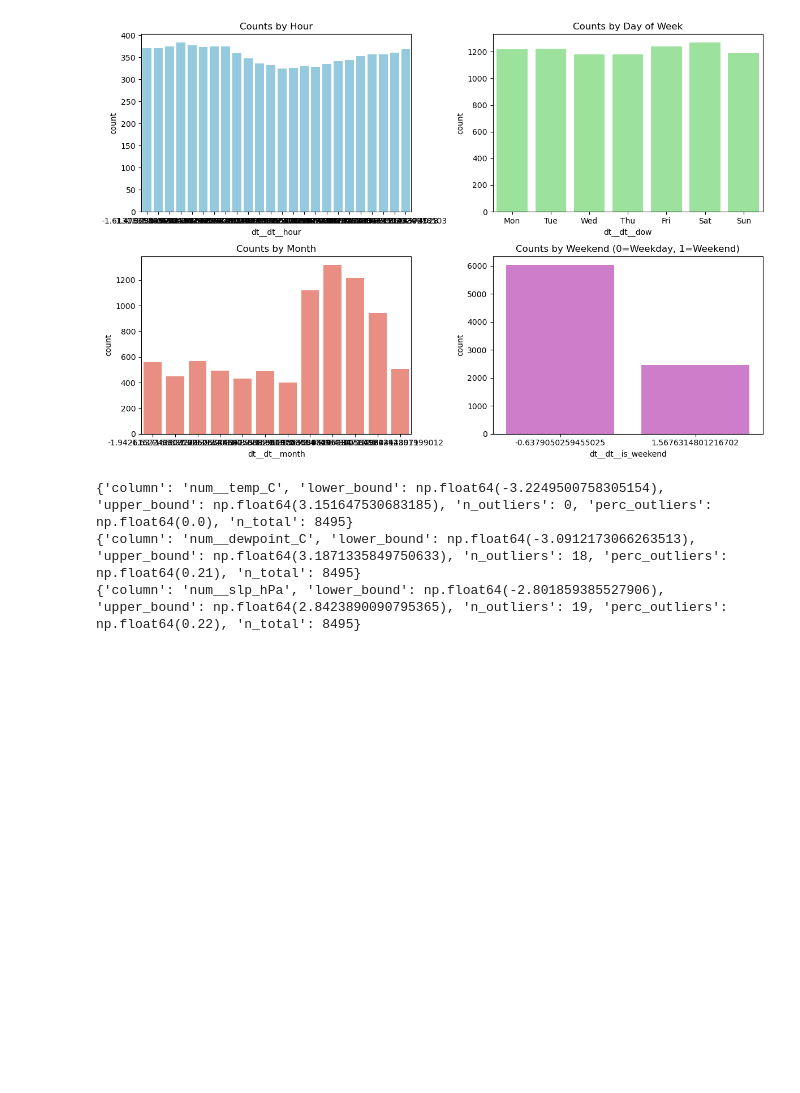
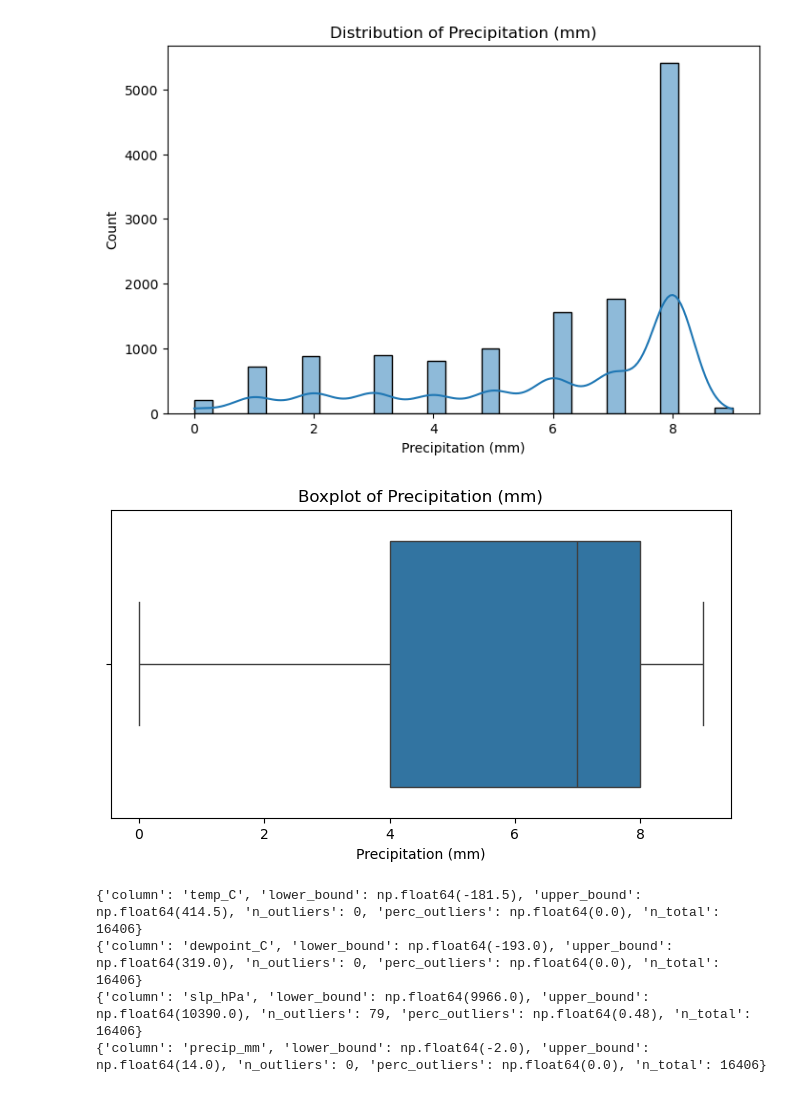
Before and after one commit to FedorSulaev/air-quality-predictor, a Jupyter notebook: notebooks/02_identifying_feature_types.ipynb, the cells around one changed output. Drawn from its saved outputs; the diff is of its cells as text; code cells hidden in the pictures; blank space fills up the shorter version.

```diff
--- a/notebooks/02_identifying_feature_types.ipynb
+++ b/notebooks/02_identifying_feature_types.ipynb
@@ -5,15 +9,20 @@ import seaborn as sns
 # %%
-fold1_X_train = pd.read_csv('data/processed/fold_1_X_train.csv')
-fold1_X_test = pd.read_csv('data/processed/fold_1_X_test.csv')
-fold1_y_train = pd.read_csv('data/processed/fold_1_y_train.csv')
-fold1_y_test = pd.read_csv('data/processed/fold_1_y_test.csv')
-fold2_X_train = pd.read_csv('data/processed/fold_2_X_train.csv')
-fold2_X_test = pd.read_csv('data/processed/fold_2_X_test.csv')
-fold2_y_train = pd.read_csv('data/processed/fold_2_y_train.csv')
-fold2_y_test = pd.read_csv('data/processed/fold_2_y_test.csv')
+in_dir = Path("data/processed/01")
+folds = {}
+for i in range(1, 3):
+    print(f"Reading fold {i}:")
+    folds[f"fold_{i}"] = {
+        "X_train": pd.read_csv(f'{in_dir}/fold_{i}_X_train.csv'),
+        "X_test": pd.read_csv(f'{in_dir}/fold_{i}_X_test.csv'),
+        "y_train": pd.read_csv(f'{in_dir}/fold_{i}_y_train.csv').squeeze(),
+        "y_test": pd.read_csv(f'{in_dir}/fold_{i}_y_test.csv').squeeze()
+    }
+
+X_train = folds["fold_1"]["X_train"];
+y_train = folds["fold_1"]["y_train"];
 
 print("Ready for Feature Classification:")
-print(f"  Training features: {fold1_X_train.shape}")
-print(f"  Features to classify: {len(fold1_X_train.columns)}")
+print(f"  Training features: {X_train.shape}")
+print(f"  Features to classify: {len(X_train.columns)}")
 print(f"  Data integrity verified: ✅")
 # %% [output]
@@ -107,19 +146,8 @@ plot_numeric_distribution(fold1_X_train, "num__wind_dir_deg", label="Wind Direct
 # %%
-fig, axes = plt.subplots(2, 2, figsize=(12, 8))
-sns.countplot(x="dt__dt__hour", data=fold1_X_train, ax=axes[0,0], color="skyblue")
-axes[0,0].set_title("Counts by Hour")
-sns.countplot(x="dt__dt__dow", data=fold1_X_train, ax=axes[0,1], color="lightgreen")
-axes[0,1].set_title("Counts by Day of Week")
-axes[0,1].set_xticks(range(7))
-axes[0,1].set_xticklabels(["Mon","Tue","Wed","Thu","Fri","Sat","Sun"])
-sns.countplot(x="dt__dt__month", data=fold1_X_train, ax=axes[1,0], color="salmon")
-axes[1,0].set_title("Counts by Month")
-sns.countplot(x="dt__dt__is_weekend", data=fold1_X_train, ax=axes[1,1], color="orchid")
-axes[1,1].set_title("Counts by Weekend (0=Weekday, 1=Weekend)")
-plt.tight_layout()
-plt.show()
+plot_numeric_distribution(X_train, "precip_mm", label="Precipitation (mm)")
 # %% [output]
-[figure, old version]
+[figure, new version]
+[figure, added]
 # %%
 def detect_outliers_iqr(df, column, factor=1.5, return_filtered=True):
     """
@@ -169,17 +197,21 @@ def detect_outliers_iqr(df, column, factor=1.5, return_filtered=True):
     else:
         return outlier_info
 # %%
-info, df_no_outliers = detect_outliers_iqr(fold1_X_train, "num__temp_C")
+info, df_no_outliers = detect_outliers_iqr(X_train, "temp_C")
 print(info)
 
-info, df_no_outliers = detect_outliers_iqr(fold1_X_train, "num__dewpoint_C")
+info, df_no_outliers = detect_outliers_iqr(X_train, "dewpoint_C")
 print(info)
 
-info, df_no_outliers = detect_outliers_iqr(fold1_X_train, "num__slp_hPa")
+info, df_no_outliers = detect_outliers_iqr(X_train, "slp_hPa")
 print(info)
+
+info, df_no_outliers = detect_outliers_iqr(X_train, "precip_mm")
+print(info)
 # %% [output]
-{'column': 'num__temp_C', 'lower_bound': np.float64(-3.2249500758305154), 'upper_bound': np.float64(3.151647530683185), 'n_outliers': 0, 'perc_outliers': np.float64(0.0), 'n_total': 8495}
-{'column': 'num__dewpoint_C', 'lower_bound': np.float64(-3.0912173066263513), 'upper_bound': np.float64(3.1871335849750633), 'n_outliers': 18, 'perc_outliers': np.float64(0.21), 'n_total': 8495}
-{'column': 'num__slp_hPa', 'lower_bound': np.float64(-2.801859385527906), 'upper_bound': np.float64(2.8423890090795365), 'n_outliers': 19, 'perc_outliers': np.float64(0.22), 'n_total': 8495}
+{'column': 'temp_C', 'lower_bound': np.float64(-181.5), 'upper_bound': np.float64(414.5), 'n_outliers': 0, 'perc_outliers': np.float64(0.0), 'n_total': 16406}
+{'column': 'dewpoint_C', 'lower_bound': np.float64(-193.0), 'upper_bound': np.float64(319.0), 'n_outliers': 0, 'perc_outliers': np.float64(0.0), 'n_total': 16406}
+{'column': 'slp_hPa', 'lower_bound': np.float64(9966.0), 'upper_bound': np.float64(10390.0), 'n_outliers': 79, 'perc_outliers': np.float64(0.48), 'n_total': 16406}
+{'column': 'precip_mm', 'lower_bound': np.float64(-2.0), 'upper_bound': np.float64(14.0), 'n_outliers': 0, 'perc_outliers': np.float64(0.0), 'n_total': 16406}
 # %%
 summary = pd.DataFrame({
```
Also changed, not shown: parts of 18 cells of this notebook, 18 other files.
